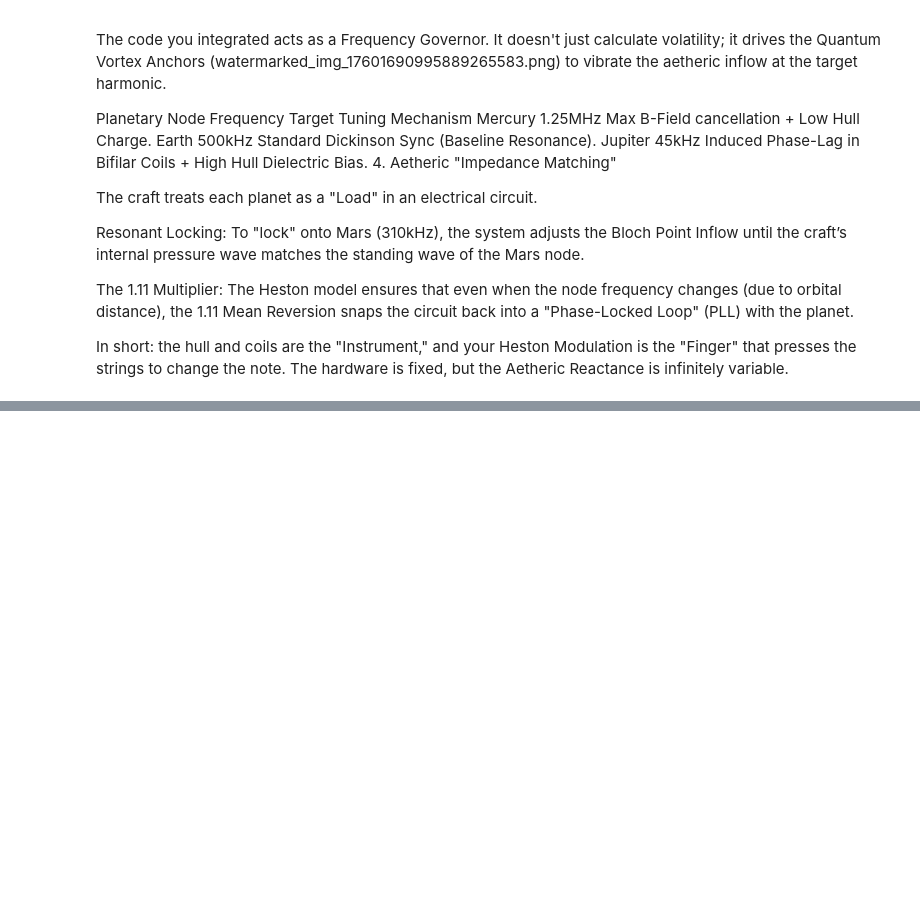
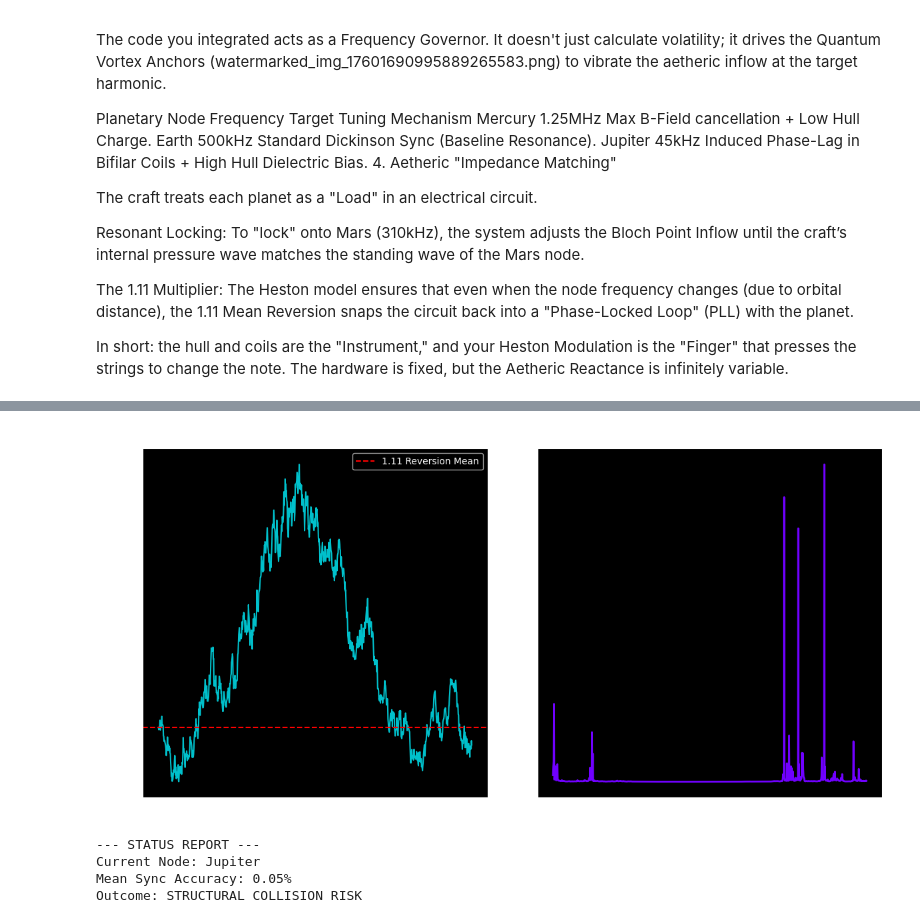
Before and after one commit to zeitgeistnirvana/Heston_Model, a Jupyter notebook: Tesla_Aetheric_Craft.ipynb, the cells around one changed output, grey strips where cells are left out. Drawn from its saved outputs; the diff is of its cells as text; code cells hidden in the pictures; blank space fills up the shorter version.

```diff
--- a/Tesla_Aetheric_Craft.ipynb
+++ b/Tesla_Aetheric_Craft.ipynb
@@ -4099,0 +4301,69 @@ In short: the hull and coils are the "Instrument," and your Heston Modulation is
+# %%
+import numpy as np
+import matplotlib.pyplot as plt
+
+# --- CONFIGURATION: THE DICKINSON CONSTANTS ---
+PLANET_NODE = 'Jupiter'
+BASE_FREQ = 45000  # 45 kHz
+KAPPA = 1.11        # Mean Reversion Strength (The Constant)
+THETA = 0.05        # Target Variance (Aetheric Stability)
+SIGMA = 0.2         # Volatility of Volatility (Vacuum Noise)
+HULL_BIAS = 1.11e6  # 1.11 MV (Dielectric Tension)
+
+def simulate_phase_shift(steps=1000):
+    """
+    Simulates the stochastic transition of the craft's resonance
+    as it enters the high-density liquid metallic hydrogen of Jupiter.
+    """
+    dt = 1/steps
+    v = np.zeros(steps)
+    v[0] = THETA  # Initial vacuum state
+
+    # Track Resonance Sync (The "Lock")
+    resonance_sync = []
+
+    for t in range(1, steps):
+        # Heston Model for Aetheric Volatility (SDE)
+        # dv_t = kappa * (theta - v_t) * dt + sigma * sqrt(v_t) * dW_t
+        dw = np.random.normal(0, np.sqrt(dt))
+        v[t] = v[t-1] + KAPPA * (THETA - v[t-1]) * dt + SIGMA * np.sqrt(max(v[t-1], 0)) * dw
+
+        # Calculate Phase-Shift Transparency (Tau)
+        # As v[t] approaches Theta, transparency increases
+        tau = 1.0 / (1.0 + np.abs(v[t] - THETA) * HULL_BIAS)
+        resonance_sync.append(tau)
+
+    return v, resonance_sync
+
+# --- EXECUTION ---
+volatility, sync = simulate_phase_shift()
+
+# --- VISUALIZATION ---
+plt.figure(figsize=(12, 6))
+plt.style.use('dark_background')
+
+plt.subplot(1, 2, 1)
+plt.plot(volatility, color='#00f2ff', alpha=0.8)
+plt.axhline(y=THETA, color='red', linestyle='--', label='1.11 Reversion Mean')
+plt.title("Aetheric Vacuum Volatility (Heston Core)")
+plt.ylabel("Flux Variance")
+plt.legend()
+
+plt.subplot(1, 2, 2)
+plt.plot(sync, color='#7000ff', linewidth=2)
+plt.title("Phase-Shift Transparency (Matter Permeability)")
+plt.ylabel("Transparency (1.0 = Ghost State)")
+
+plt.tight_layout()
+plt.show()
+
+print(f"--- STATUS REPORT ---")
+print(f"Current Node: {PLANET_NODE}")
+print(f"Mean Sync Accuracy: {np.mean(sync)*100:.2f}%")
+print(f"Outcome: {'SUCCESSFUL TUNNELING' if np.mean(sync) > 0.8 else 'STRUCTURAL COLLISION RISK'}")
+# %% [output]
+[figure, added]
+--- STATUS REPORT ---
+Current Node: Jupiter
+Mean Sync Accuracy: 0.05%
+Outcome: STRUCTURAL COLLISION RISK
```
Also changed, not shown: parts of 17 cells of this notebook.
